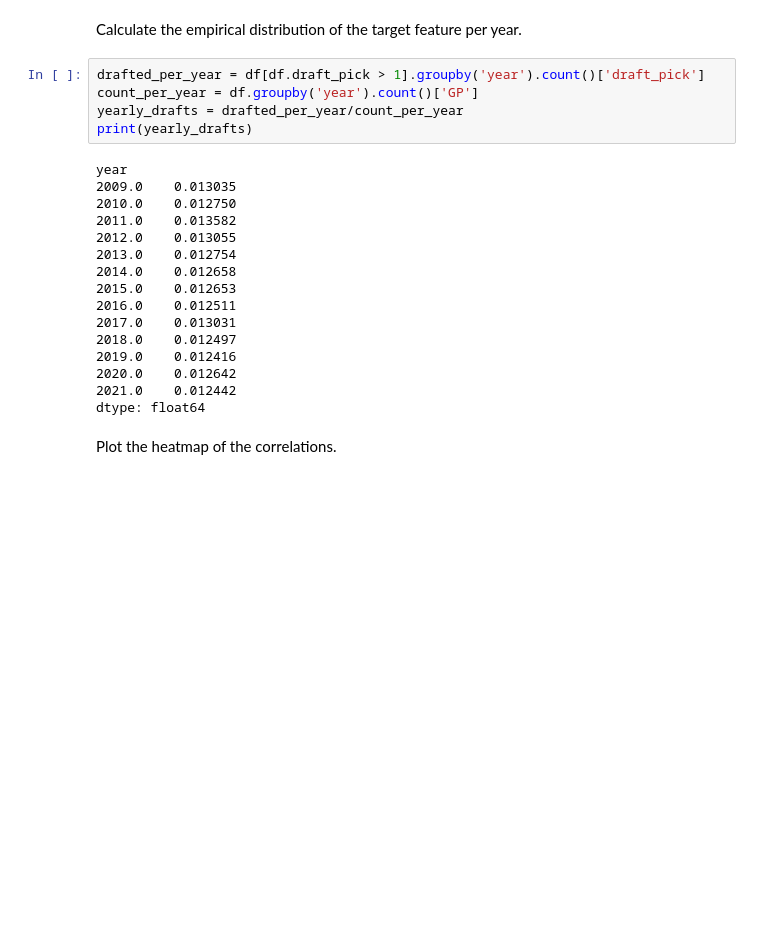
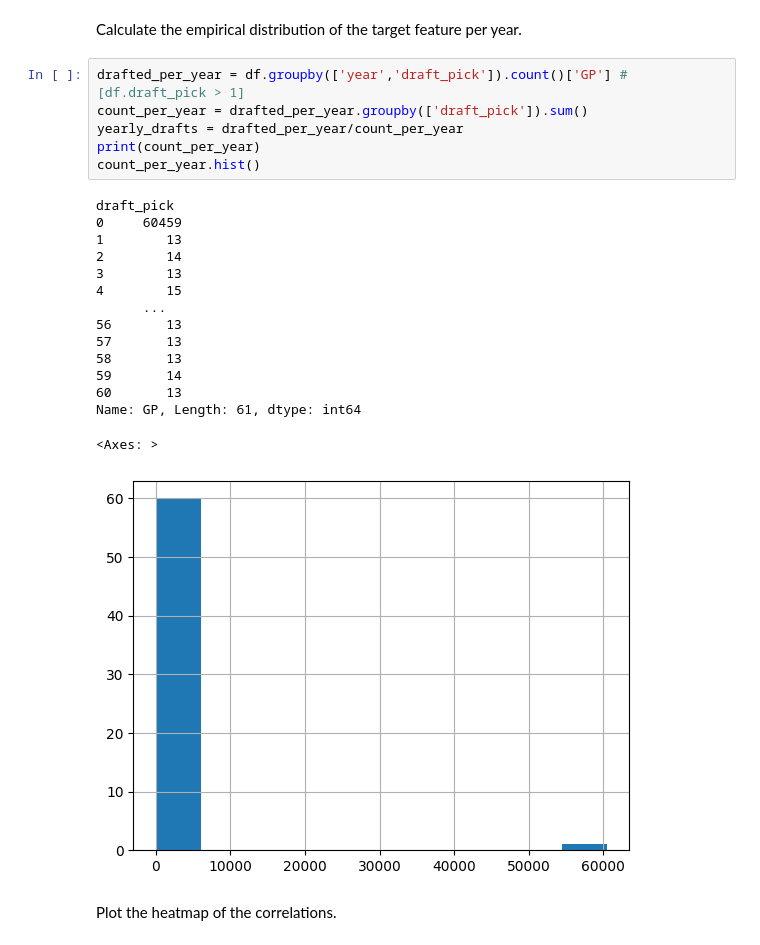
Before and after one commit to aczimermate/NBA-ML-project, a Jupyter notebook: Draft_picks_EDA.ipynb, the cells around one changed output. Cells and saved outputs as stored; diff of their text form; blank space fills up the shorter version.

```diff
--- a/EDA_for_picks.ipynb
+++ b/Draft_picks_EDA.ipynb
@@ -273,26 +273,27 @@ corr_matrix[corr_matrix.Variable1 == 'draft_pick'].sort_values(by='Correlation')
 # %% [markdown]
 Calculate the empirical distribution of the target feature per year.
 # %%
-drafted_per_year = df[df.draft_pick > 1].groupby('year').count()['draft_pick']
-count_per_year = df.groupby('year').count()['GP']
+drafted_per_year = df.groupby(['year','draft_pick']).count()['GP'] #[df.draft_pick > 1]
+count_per_year = drafted_per_year.groupby(['draft_pick']).sum()
 yearly_drafts = drafted_per_year/count_per_year
-print(yearly_drafts)
+print(count_per_year)
+count_per_year.hist()
 # %% [output]
-year
-2009.0    0.013035
-2010.0    0.012750
-2011.0    0.013582
-2012.0    0.013055
-2013.0    0.012754
-2014.0    0.012658
-2015.0    0.012653
-2016.0    0.012511
-2017.0    0.013031
-2018.0    0.012497
-2019.0    0.012416
-2020.0    0.012642
-2021.0    0.012442
-dtype: float64
+draft_pick
+0     60459
+1        13
+2        14
+3        13
+4        15
+      ...
+56       13
+57       13
+58       13
+59       14
+60       13
+Name: GP, Length: 61, dtype: int64
+<Axes: >
+[figure, added]
 # %% [markdown]
 Plot the heatmap of the correlations.
 # %%
```
Also changed, not shown: parts of 1 cell of this notebook, 5 other files.
